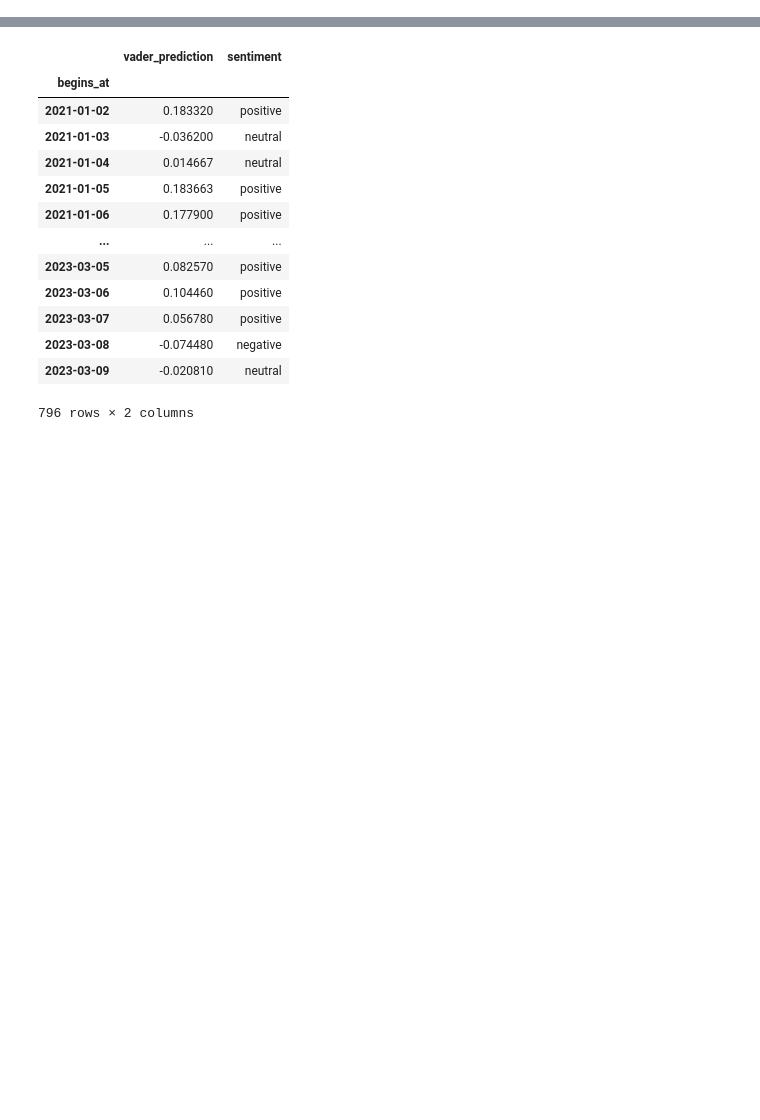
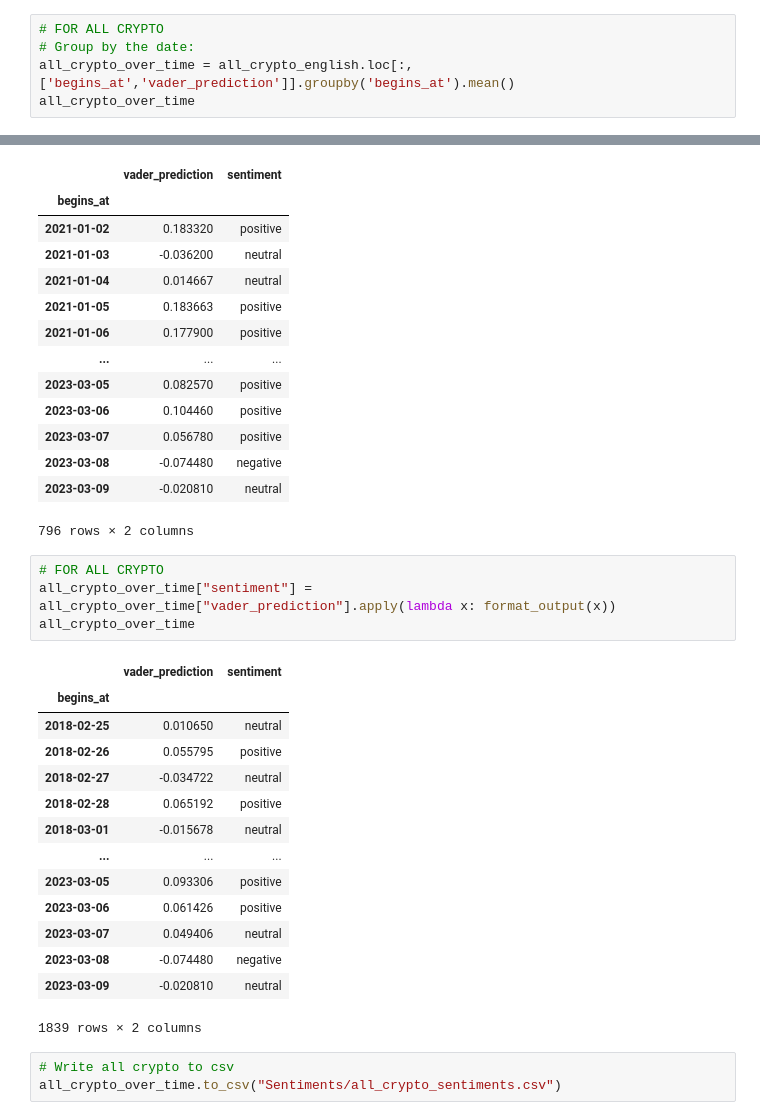
Before and after one commit to zarbin/UTA_Project-4, a Jupyter notebook: sandbox/JennS/sentiment_analysis.ipynb, the cells around one changed output, grey strips where cells are left out. Saved outputs shown, nothing was run; the diff lists cells and outputs as text; blank space fills up the shorter version.

```diff
--- a/sandbox/JennS/sentiment_analysis.ipynb
+++ b/sandbox/JennS/sentiment_analysis.ipynb
@@ -331,3 +375,8 @@ doge_sentiment_over_time
 | 2023-03-08 | -0.074480 |
 | 2023-03-09 | -0.020810 |
 796 rows × 1 columns
+# %%
+# FOR ALL CRYPTO
+# Group by the date:
+all_crypto_over_time = all_crypto_english.loc[:,['begins_at','vader_prediction']].groupby('begins_at').mean()
+all_crypto_over_time
@@ -362,3 +426,25 @@ doge_sentiment_over_time
 | 2023-03-08 | -0.074480 | negative |
 | 2023-03-09 | -0.020810 | neutral |
 796 rows × 2 columns
+# %%
+# FOR ALL CRYPTO
+all_crypto_over_time["sentiment"] = all_crypto_over_time["vader_prediction"].apply(lambda x: format_output(x))
+all_crypto_over_time
+# %% [output]
+|  | vader_prediction | sentiment |
+| begins_at |  |  |
+| 2018-02-25 | 0.010650 | neutral |
+| 2018-02-26 | 0.055795 | positive |
+| 2018-02-27 | -0.034722 | neutral |
+| 2018-02-28 | 0.065192 | positive |
+| 2018-03-01 | -0.015678 | neutral |
+| ... | ... | ... |
+| 2023-03-05 | 0.093306 | positive |
+| 2023-03-06 | 0.061426 | positive |
+| 2023-03-07 | 0.049406 | neutral |
+| 2023-03-08 | -0.074480 | negative |
+| 2023-03-09 | -0.020810 | neutral |
+1839 rows × 2 columns
+# %%
+# Write all crypto to csv
+all_crypto_over_time.to_csv("Sentiments/all_crypto_sentiments.csv")
```
Also changed, not shown: parts of 3 cells of this notebook, 1 other file.
